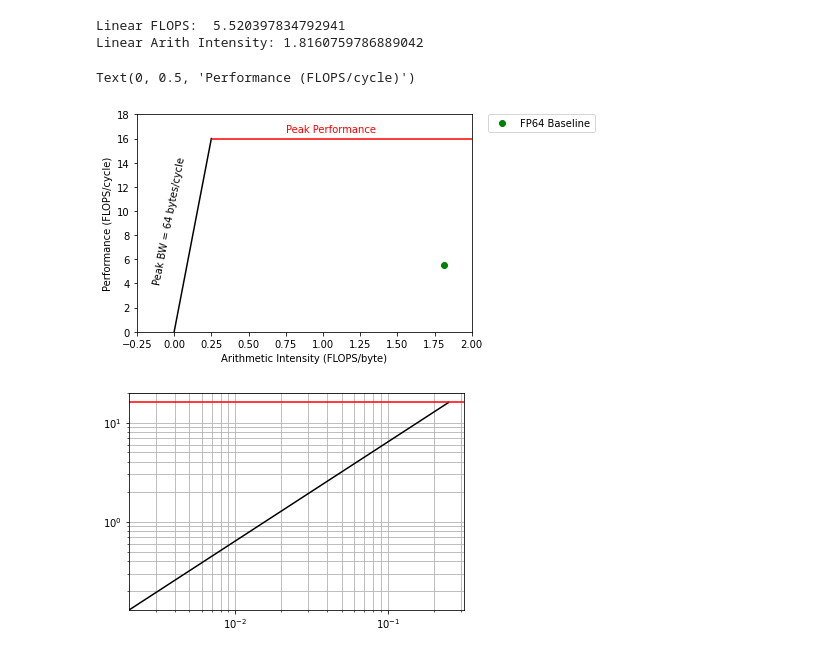
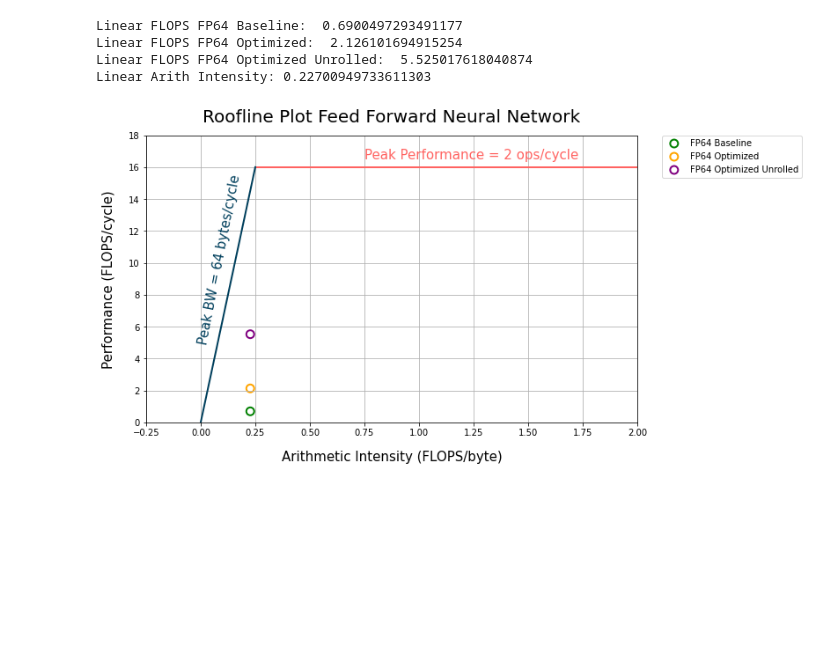
Before and after one commit to viv-eth/snitch, a Jupyter notebook: sw/applications/roofline.ipynb, the cells around one changed output. Drawn from its saved outputs; the diff is of its cells as text; code cells hidden in the pictures; blank space fills up the shorter version.

```diff
--- a/sw/applications/roofline.ipynb
+++ b/sw/applications/roofline.ipynb
@@ -2,12 +2,13 @@
 # FLOP/s = cores * cycles/second * flops/cycle
 # %%
 from tkinter.tix import ButtonBox
+from turtle import color
 import matplotlib.pyplot as plt
 import numpy as np
 # Occamy Peak FLOPS for FP64:
 # FMADD: 2 instructions per cycle
 # FP operands = 1 operand per instruction
-# DMA peak bandwidth = 512 bits/cycle
+# DMA peak bandwidth = 512 bits/cycle = 64 bytes/cycle
 # Peak FLOPS/cycle = FP operands/instruction * instructions/cycle
 
 peak_BW = 64 # bytes/cycle
@@ -17,56 +18,67 @@ OUT_CH = 10
 
 NUM_BYTES = 8
 
 NUM_CORES = 8
 
-FMAC_FLOPS = 2 * NUM_CORES
+FMAC_FLOP = 2
+FMAC_FLOP_peak_per_cluster = FMAC_FLOP * NUM_CORES
 
-NUM_CYCLES = 22723
+MAX_NUM_CYCLES_fp64base = 22723
+MAX_NUM_CYCLES_fp64opt = 7375
+MAX_NUM_CYCLES_fp64opt_unrolled = 2838
+MAX_NUM_CYCLES_fp32opt = np.max([4312, 4288, 4264, 4215, 4189, 4165, 4109, 4334])
 
-LINEAR_FLOPS = IN_CH * OUT_CH * FMAC_FLOPS / NUM_CYCLES
+LINEAR_FLOP_TOT = IN_CH * OUT_CH * FMAC_FLOP
 
-print("Linear FLOPS: ", LINEAR_FLOPS)
+LINEAR_FLOPS_fp64base = (LINEAR_FLOP_TOT) / MAX_NUM_CYCLES_fp64base
+LINEAR_FLOPS_fp64opt = (LINEAR_FLOP_TOT)/ MAX_NUM_CYCLES_fp64opt
+LINEAR_FLOPS_fp64opt_unrolled = (LINEAR_FLOP_TOT)/ MAX_NUM_CYCLES_fp64opt_unrolled
 
-PREC = 1 # precision: 1 = FP64, 2 = FP32, 4 = FP16, 8 = FP8
+print("Linear FLOPS FP64 Baseline: ", LINEAR_FLOPS_fp64base)
+print("Linear FLOPS FP64 Optimized: ", LINEAR_FLOPS_fp64opt)
+print("Linear FLOPS FP64 Optimized Unrolled: ", LINEAR_FLOPS_fp64opt_unrolled)
+
+NUM_SIMD_VECS = 1 # precision: 1 = FP64, 2 = FP32, 4 = FP16, 8 = FP8
 peak_performance = 2 * NUM_CORES# instructions/cycle
 
-linear_bytes = (IN_CH * OUT_CH + IN_CH + OUT_CH) * NUM_BYTES / PREC
+linear_bytes = (IN_CH * OUT_CH + IN_CH + OUT_CH) * NUM_BYTES / NUM_SIMD_VECS
 
-linear_flops = IN_CH * OUT_CH * FMAC_FLOPS
+linear_flops = LINEAR_FLOP_TOT
 
 linear_arith_intensity = linear_flops / linear_bytes
 
 print("Linear Arith Intensity:", linear_arith_intensity)
 
 # plot the roofline plot
 # y-axis: operations per cycle (perfromance)
 # x-axis: operations per byte (intensity)
 
 x = np.linspace(0, 0.25, 100)
 y = peak_BW * x
 
+plt.rcParams["figure.figsize"] = (10,6)
 ax = plt.gca()
-ax.plot(x, y, '-', color='black')
-plt.text(-0.15, 4, 'Peak BW = %d bytes/cycle' % peak_BW, fontsize=10, rotation = 79 )
-ax.axhline(y=peak_performance, color='r', linestyle='-', xmin = 0.225, xmax = 2)
-ax.plot(linear_arith_intensity, LINEAR_FLOPS, 'o', color='green', label='FP64 Baseline')
-plt.text(0.75, 16.5,'Peak Performance', fontsize=10, color='red')
+# ax.figsize = (10, 6)
+ax.plot(x, y, '-', color='#003f5c', linewidth=2)
+plt.text(-0.02, 5, 'Peak BW = %d bytes/cycle' % peak_BW, fontsize=15, rotation = 79, color='#003f5c')
+ax.axhline(y=peak_performance, color='#ff6361', linestyle='-', xmin = 0.225, xmax = 2, linewidth=2)
+# ax.plot(linear_arith_intensity, LINEAR_FLOPS, 'o', color='green', label='FP64 Baseline', markersize=10)
+ax.scatter(linear_arith_intensity, LINEAR_FLOPS_fp64base, color='green', label='FP64 Baseline', s=80, facecolor='none', linewidth = 2)
+ax.scatter(linear_arith_intensity, LINEAR_FLOPS_fp64opt, color='orange', label='FP64 Optimized', s=80, facecolor='none', linewidth = 2)
+ax.scatter(linear_arith_intensity, LINEAR_FLOPS_fp64opt_unrolled, color='purple', label='FP64 Optimized Unrolled', s=80, facecolor='none', linewidth = 2)
+# ax.scatter(linear_arith_intensity, LINEAR_FLOPS_fp32opt, color='magenta', label='FP32 Optimized', s=80, facecolor='none', linewidth = 2)
+plt.text(0.75, 16.5,'Peak Performance = 2 ops/cycle', fontsize=15, color='#ff6361')
 ax.set_xlim([-0.25, 2])
 ax.set_ylim([0, peak_performance + 2])
 # legend next to the plot
 ax.legend(bbox_to_anchor=(1.05, 1), loc=2, borderaxespad=0.)
-plt.xlabel('Arithmetic Intensity (FLOPS/byte)')
-plt.ylabel('Performance (FLOPS/cycle)')
+plt.xlabel('Arithmetic Intensity (FLOPS/byte)', fontsize=15, labelpad=15)
+plt.ylabel('Performance (FLOPS/cycle)', fontsize=15, labelpad=15)
+plt.title('Roofline Plot Feed Forward Neural Network', fontsize=20, pad=15)
+plt.grid(True)
 # %% [output]
-Linear FLOPS:  5.520397834792941
-Linear Arith Intensity: 1.8160759786889042
+Linear FLOPS FP64 Baseline:  0.6900497293491177
+Linear FLOPS FP64 Optimized:  2.126101694915254
+Linear FLOPS FP64 Optimized Unrolled:  5.525017618040874
+Linear Arith Intensity: 0.22700949733611303
-Text(0, 0.5, 'Performance (FLOPS/cycle)')
-[figure, old version]
+[figure, new version]
-# %%
-# draw the plot as log log plot
-plt.loglog(x, y, '-', color='black', label='Roofline')
-plt.axhline(y=peak_performance, color='r', linestyle='-')
-# grid lines
-plt.grid(True, which='both')
-# %% [output]
-[figure, removed]
```
Also changed, not shown: parts of 4 cells of this notebook, 10 other files.
